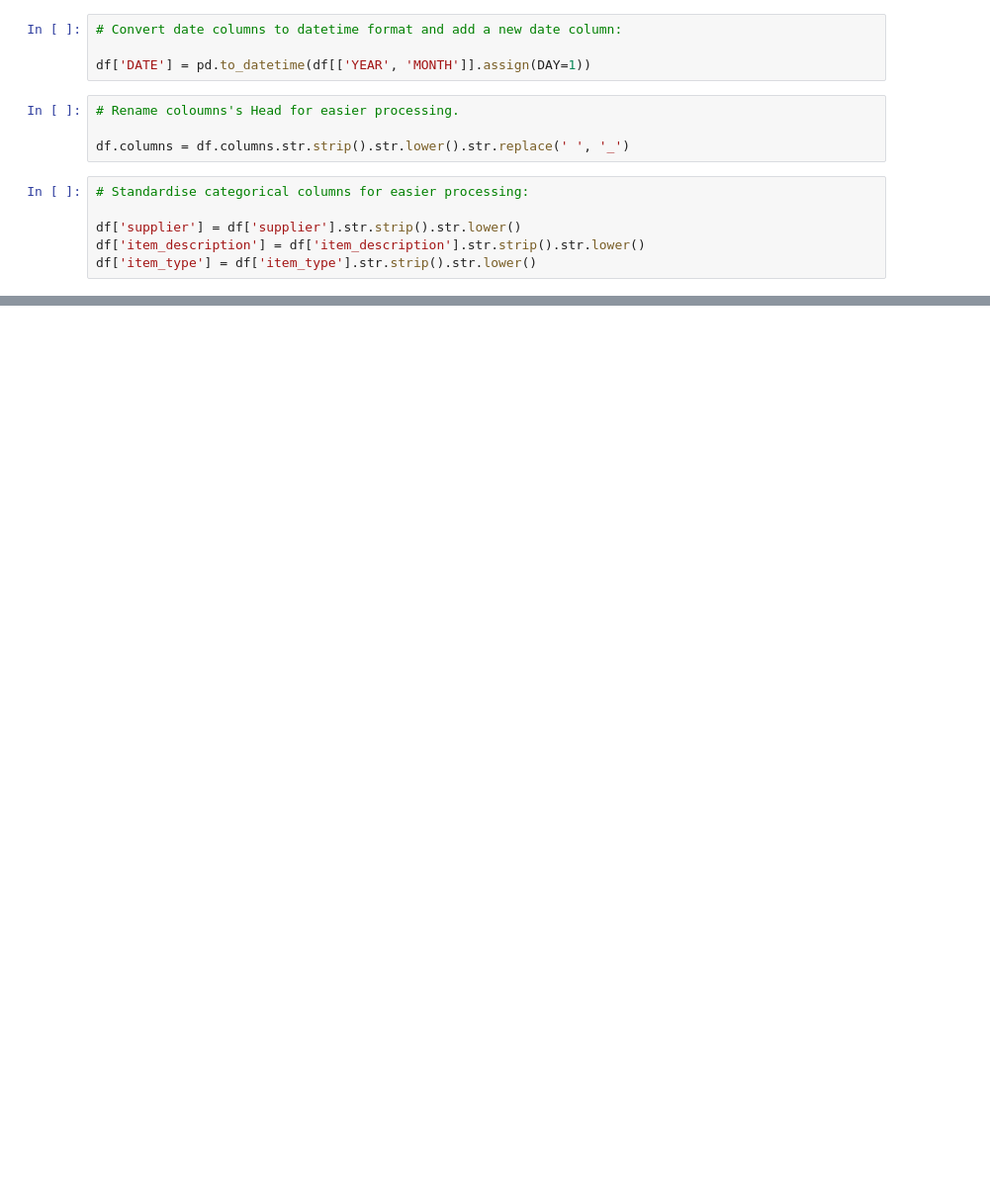
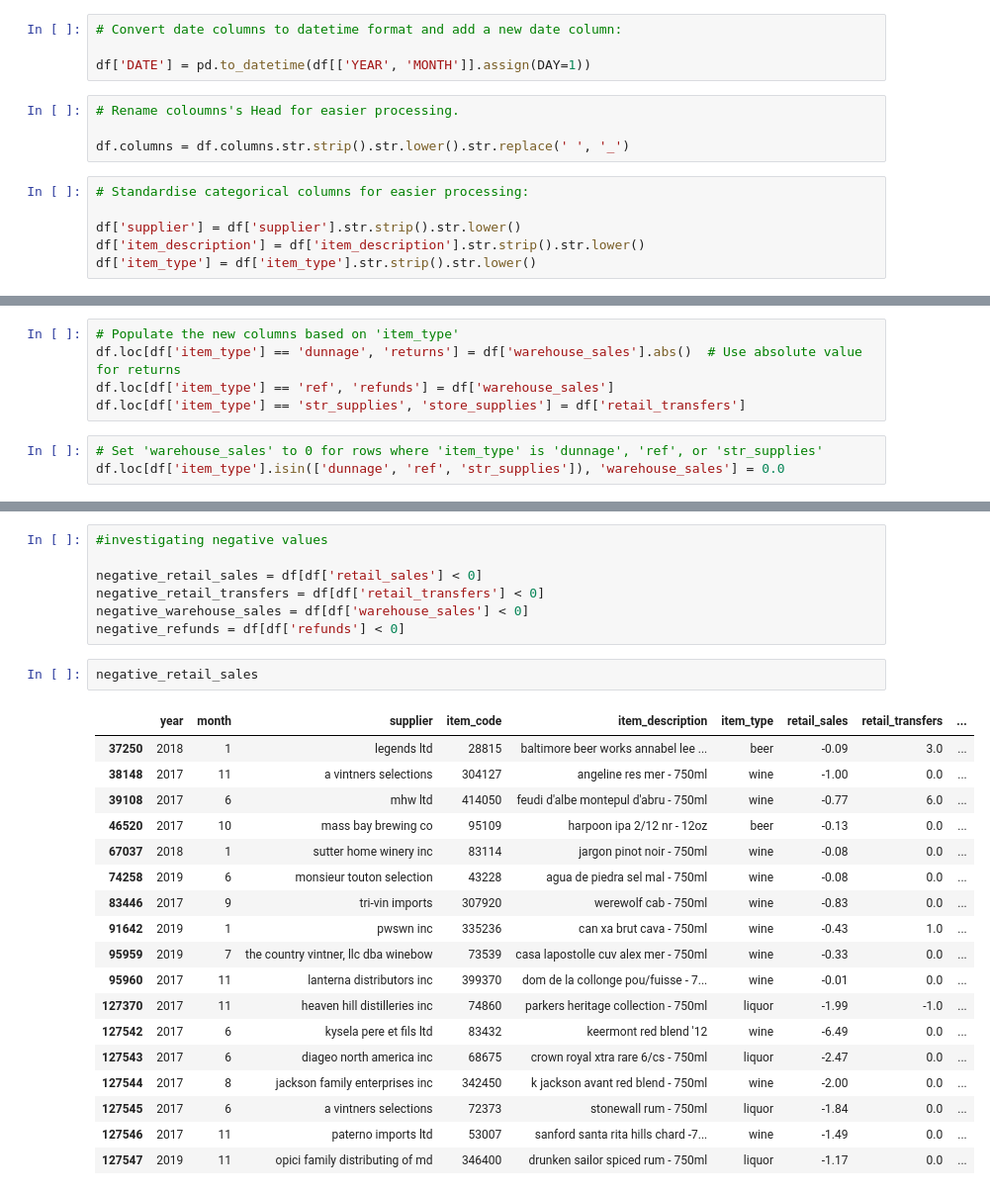
Before and after one commit to CCT-Dublin/ca1-capstone-project-proposal-Aline-Menezes-Silva, a Jupyter notebook: CA3_Strategic_Thinking_Second_Semester.ipynb, the cells around one changed output, grey strips where cells are left out. Shown at 99% size. Cells and saved outputs as stored; diff of their text form; blank space fills up the shorter version.

```diff
--- a/CA3_Strategic_Thinking_Second_Semester.ipynb
+++ b/CA3_Strategic_Thinking_Second_Semester.ipynb
@@ -182,0 +418,8 @@ print(unique_values)
+# %%
+# Populate the new columns based on 'item_type'
+df.loc[df['item_type'] == 'dunnage', 'returns'] = df['warehouse_sales'].abs()  # Use absolute value for returns
+df.loc[df['item_type'] == 'ref', 'refunds'] = df['warehouse_sales']
+df.loc[df['item_type'] == 'str_supplies', 'store_supplies'] = df['retail_transfers']
+# %%
+# Set 'warehouse_sales' to 0 for rows where 'item_type' is 'dunnage', 'ref', or 'str_supplies'
+df.loc[df['item_type'].isin(['dunnage', 'ref', 'str_supplies']), 'warehouse_sales'] = 0.0
@@ -182,0 +479,28 @@ print(unique_values)
+# %%
+#investigating negative values
+
+negative_retail_sales = df[df['retail_sales'] < 0]
+negative_retail_transfers = df[df['retail_transfers'] < 0]
+negative_warehouse_sales = df[df['warehouse_sales'] < 0]
+negative_refunds = df[df['refunds'] < 0]
+# %%
+negative_retail_sales
+# %% [output]
+|  | year | month | supplier | item_code | item_description | item_type | retail_sales | retail_transfers | ... |
+| 37250 | 2018 | 1 | legends ltd | 28815 | baltimore beer works annabel lee ... | beer | -0.09 | 3.0 | ... |
+| 38148 | 2017 | 11 | a vintners selections | 304127 | angeline res mer - 750ml | wine | -1.00 | 0.0 | ... |
+| 39108 | 2017 | 6 | mhw ltd | 414050 | feudi d'albe montepul d'abru - 750ml | wine | -0.77 | 6.0 | ... |
+| 46520 | 2017 | 10 | mass bay brewing co | 95109 | harpoon ipa 2/12 nr - 12oz | beer | -0.13 | 0.0 | ... |
+| 67037 | 2018 | 1 | sutter home winery inc | 83114 | jargon pinot noir - 750ml | wine | -0.08 | 0.0 | ... |
+| 74258 | 2019 | 6 | monsieur touton selection | 43228 | agua de piedra sel mal - 750ml | wine | -0.08 | 0.0 | ... |
+| 83446 | 2017 | 9 | tri-vin imports | 307920 | werewolf cab - 750ml | wine | -0.83 | 0.0 | ... |
+| 91642 | 2019 | 1 | pwswn inc | 335236 | can xa brut cava - 750ml | wine | -0.43 | 1.0 | ... |
+| 95959 | 2019 | 7 | the country vintner, llc dba winebow | 73539 | casa lapostolle cuv alex mer - 750ml | wine | -0.33 | 0.0 | ... |
+| 95960 | 2017 | 11 | lanterna distributors inc | 399370 | dom de la collonge pou/fuisse - 7... | wine | -0.01 | 0.0 | ... |
+| 127370 | 2017 | 11 | heaven hill distilleries inc | 74860 | parkers heritage collection - 750ml | liquor | -1.99 | -1.0 | ... |
+| 127542 | 2017 | 6 | kysela pere et fils ltd | 83432 | keermont red blend '12 | wine | -6.49 | 0.0 | ... |
+| 127543 | 2017 | 6 | diageo north america inc | 68675 | crown royal xtra rare 6/cs - 750ml | liquor | -2.47 | 0.0 | ... |
+| 127544 | 2017 | 8 | jackson family enterprises inc | 342450 | k jackson avant red blend - 750ml | wine | -2.00 | 0.0 | ... |
+| 127545 | 2017 | 6 | a vintners selections | 72373 | stonewall rum - 750ml | liquor | -1.84 | 0.0 | ... |
+| 127546 | 2017 | 11 | paterno imports ltd | 53007 | sanford santa rita hills chard -7... | wine | -1.49 | 0.0 | ... |
+| 127547 | 2019 | 11 | opici family distributing of md | 346400 | drunken sailor spiced rum - 750ml | liquor | -1.17 | 0.0 | ... |
```
Also changed, not shown: parts of 58 cells of this notebook.
